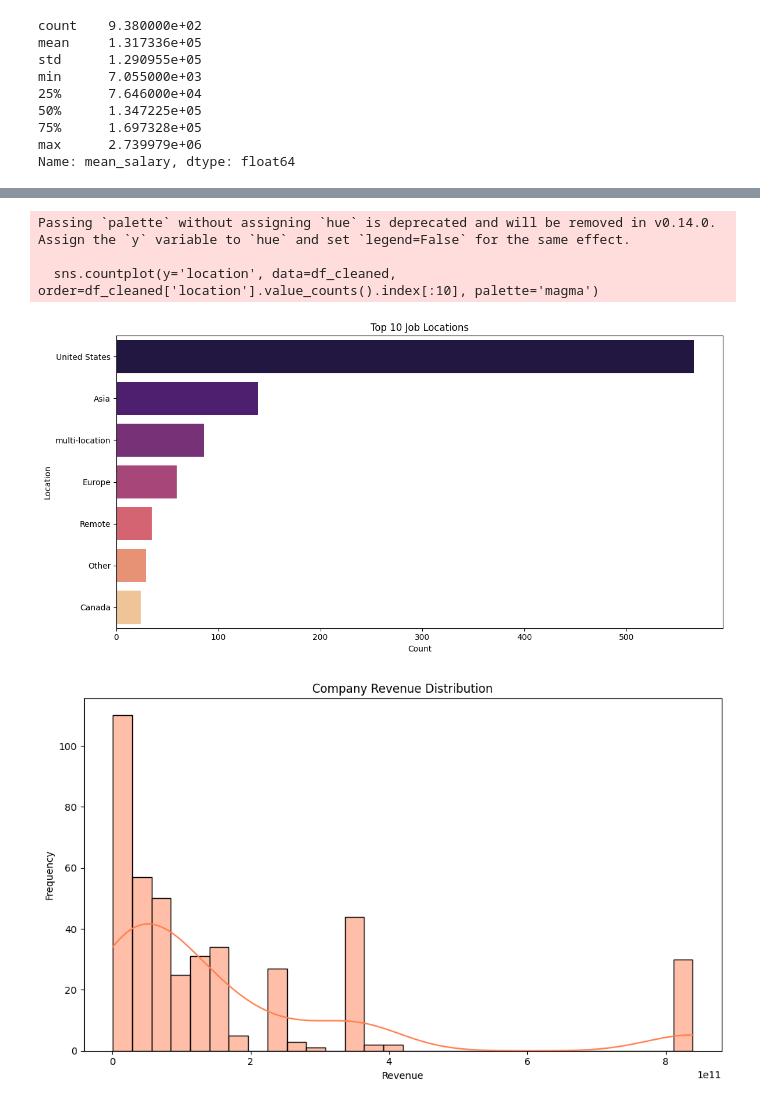
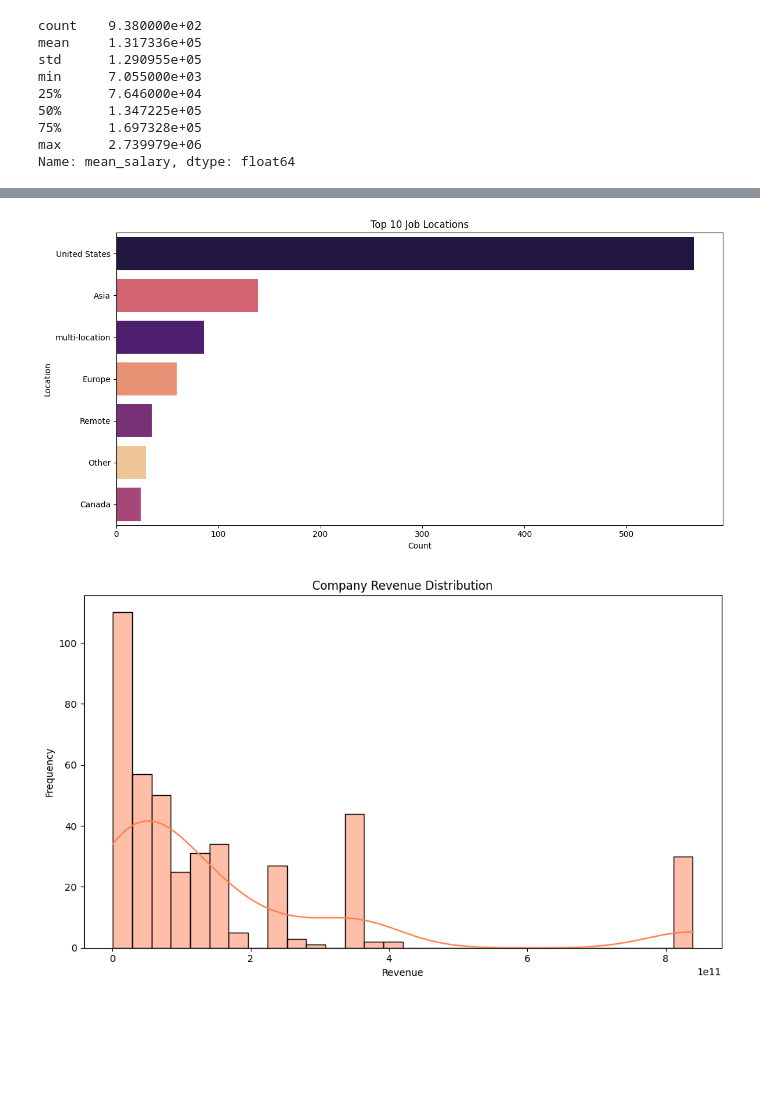
Before and after one commit to khughh/Data-Science-Projects, a Jupyter notebook: Job Postings in DS Analysis/Job Postings Data Set.ipynb, the cells around one changed output, grey strips where cells are left out. Saved outputs shown, nothing was run; the diff lists cells and outputs as text; code cells hidden in the pictures; blank space fills up the shorter version.

```diff
--- a/Job Postings in DS Analysis/Job Postings Data Set.ipynb
+++ b/Job Postings in DS Analysis/Job Postings Data Set.ipynb
@@ -172,18 +180,14 @@ Passing `palette` without assigning `hue` is deprecated and will be removed in v
 [figure]
 # %%
-# Plot most common job locations
 plt.figure(figsize=(12, 6))
-sns.countplot(y='location', data=df_cleaned, order=df_cleaned['location'].value_counts().index[:10], palette='magma')
+sns.countplot(y='location', data=df_cleaned, order=df_cleaned['location'].value_counts().index[:10], hue='location', palette='magma', legend=False)
 plt.title('Top 10 Job Locations')
 plt.xlabel('Count')
 plt.ylabel('Location')
 plt.tight_layout()
 plt.show()
 # %% [output]
-Passing `palette` without assigning `hue` is deprecated and will be removed in v0.14.0. Assign the `y` variable to `hue` and set `legend=False` for the same effect.
-
-  sns.countplot(y='location', data=df_cleaned, order=df_cleaned['location'].value_counts().index[:10], palette='magma')
-[figure, old version]
+[figure, new version]
 # %%
 # Display company revenue distribution histogram
 plt.figure(figsize=(10, 6))
```
Also changed, not shown: parts of 21 cells of this notebook, 3 other files.
